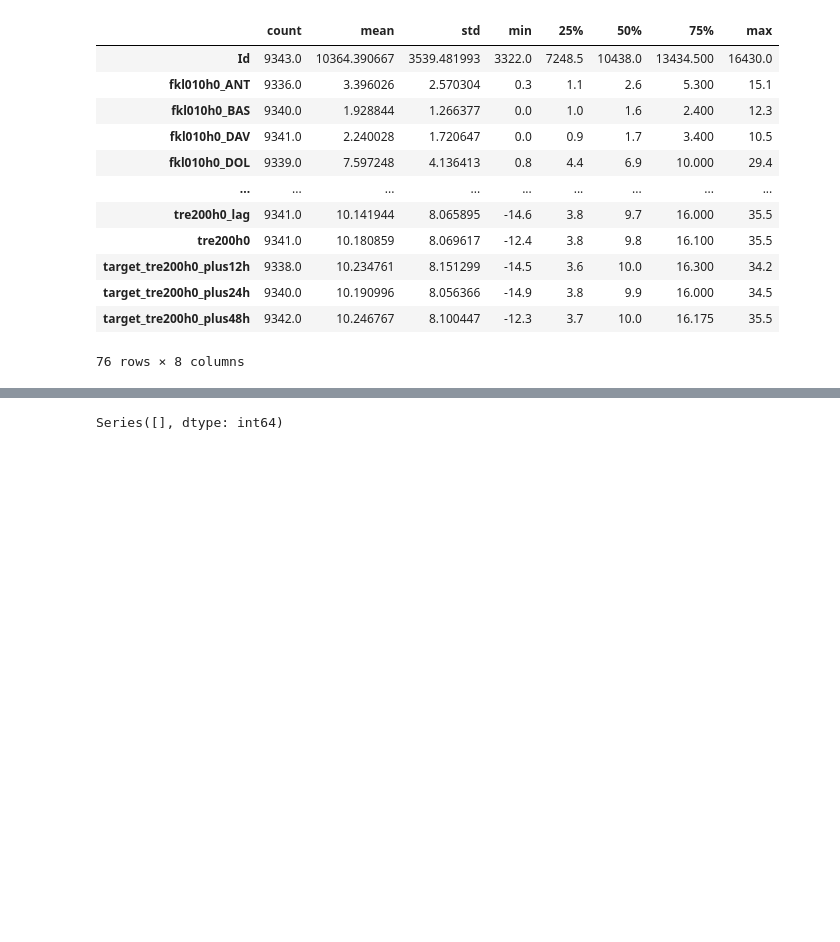
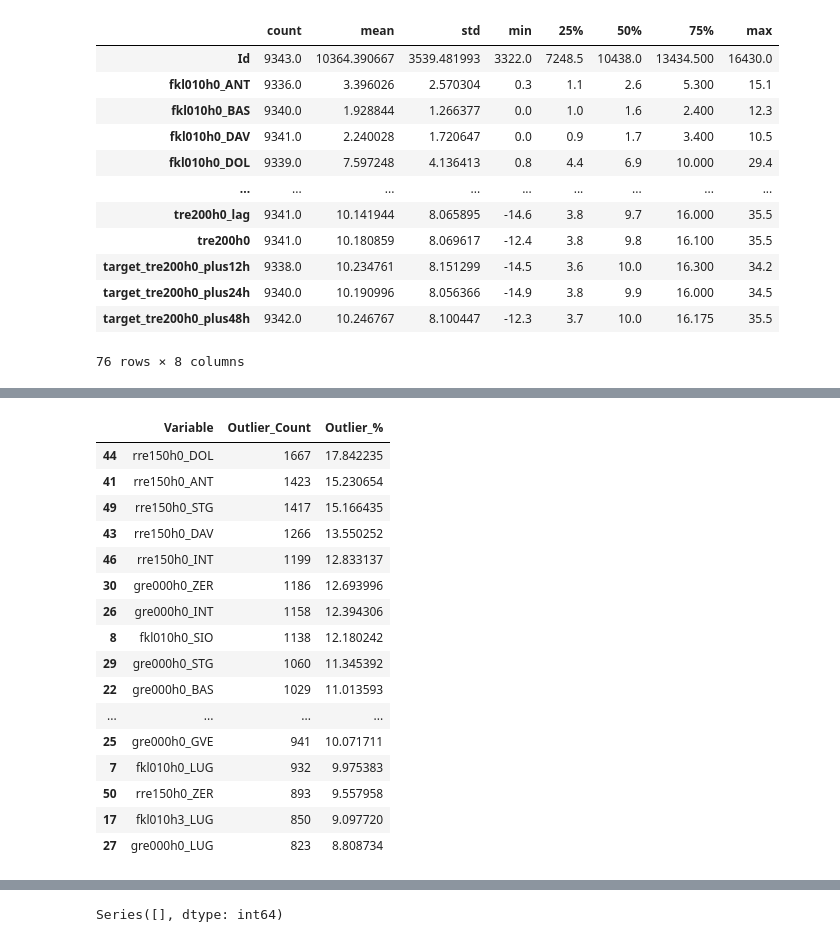
Before and after one commit to ivanldf13/MachineLearning2025, a Jupyter notebook: ML_Weather_Prediction/ml_weather_prediction.ipynb, the cells around one changed output, grey strips where cells are left out. Drawn from its saved outputs; the diff is of its cells as text; code cells hidden in the pictures; blank space fills up the shorter version.

```diff
--- a/ML_Weather_Prediction/ml_weather_prediction.ipynb
+++ b/ML_Weather_Prediction/ml_weather_prediction.ipynb
@@ -133,0 +225,51 @@ Length: 67, dtype: float64
+# %%
+import numpy as np
+import pandas as pd
+
+# Select only numeric columns
+numeric_cols = train.select_dtypes(include=[np.number]).columns.tolist()
+
+# If you want to exclude targets, do it here:
+targets = ["target_tre200h0_plus12h", "target_tre200h0_plus24h", "target_tre200h0_plus48h"]
+numeric_cols = [c for c in numeric_cols if c not in targets]
+
+# Function to detect outliers using the IQR rule
+def detect_outliers(df, col):
+    Q1 = df[col].quantile(0.25)
+    Q3 = df[col].quantile(0.75)
+    IQR = Q3 - Q1
+    lower_bound = Q1 - 1.5 * IQR
+    upper_bound = Q3 + 1.5 * IQR
+    outliers = df[(df[col] < lower_bound) | (df[col] > upper_bound)]
+    return outliers
+
+# Apply to all numeric columns
+outlier_summary = {}
+for col in numeric_cols:
+    n_outliers = len(detect_outliers(train, col))
+    outlier_summary[col] = n_outliers
+
+# Convert to DataFrame for easier analysis
+outlier_df = pd.DataFrame(list(outlier_summary.items()), columns=["Variable", "Outlier_Count"])
+outlier_df["Outlier_%"] = (outlier_df["Outlier_Count"] / len(train)) * 100
+outlier_df.sort_values(by="Outlier_%", ascending=False, inplace=True)
+
+display(outlier_df.head(20))  # show top 15 variables with most outliers
+# %% [output]
+|  | Variable | Outlier_Count | Outlier_% |
+| 44 | rre150h0_DOL | 1667 | 17.842235 |
+| 41 | rre150h0_ANT | 1423 | 15.230654 |
+| 49 | rre150h0_STG | 1417 | 15.166435 |
+| 43 | rre150h0_DAV | 1266 | 13.550252 |
+| 46 | rre150h0_INT | 1199 | 12.833137 |
+| 30 | gre000h0_ZER | 1186 | 12.693996 |
+| 26 | gre000h0_INT | 1158 | 12.394306 |
+| 8 | fkl010h0_SIO | 1138 | 12.180242 |
+| 29 | gre000h0_STG | 1060 | 11.345392 |
+| 22 | gre000h0_BAS | 1029 | 11.013593 |
+| ... | ... | ... | ... |
+| 25 | gre000h0_GVE | 941 | 10.071711 |
+| 7 | fkl010h0_LUG | 932 | 9.975383 |
+| 50 | rre150h0_ZER | 893 | 9.557958 |
+| 17 | fkl010h3_LUG | 850 | 9.097720 |
+| 27 | gre000h0_LUG | 823 | 8.808734 |
```
Also changed, not shown: parts of 25 cells of this notebook.
